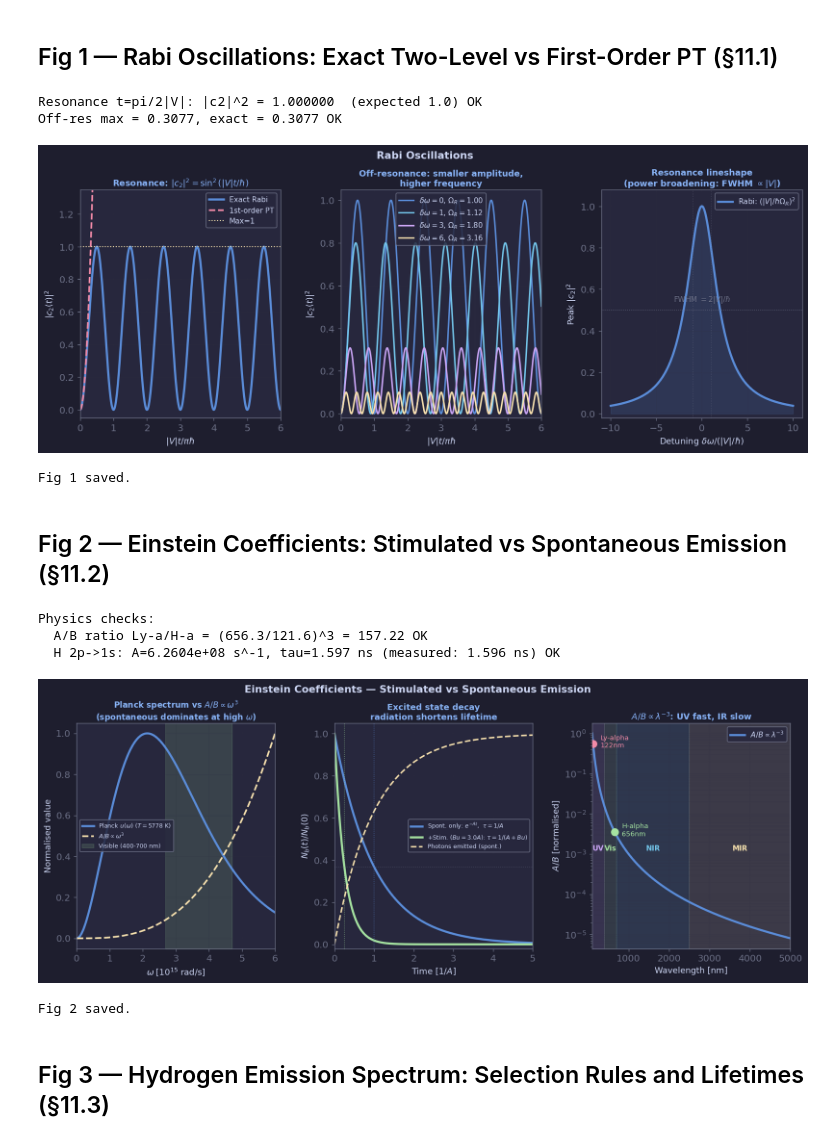
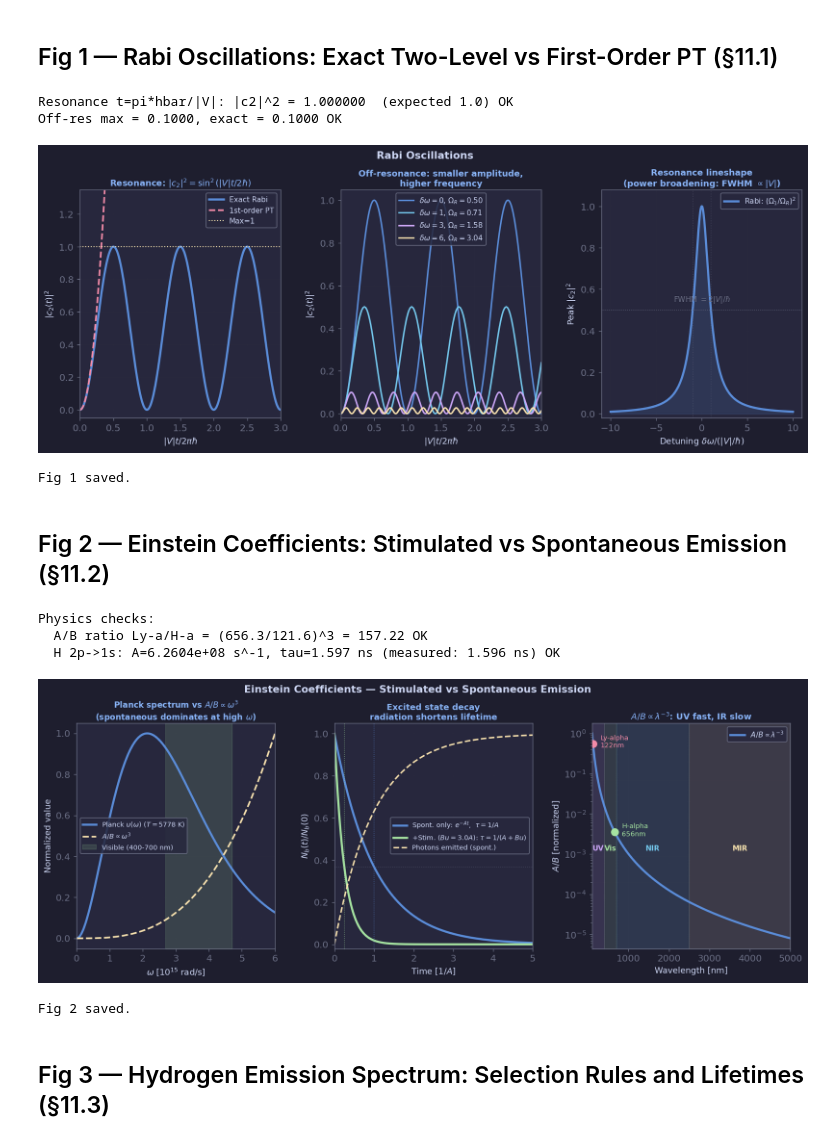
Before and after one commit to SeoulTechPSE/introduction_to_quantum_mechanics, a Jupyter notebook: qm_ch11_figures.ipynb, the cells around one changed output. Drawn from its saved outputs; the diff is of its cells as text; code cells hidden in the pictures.

```diff
--- a/qm_ch11_figures.ipynb
+++ b/qm_ch11_figures.ipynb
@@ -43,13 +65,16 @@ hbar = 1.0; V = 1.0
 t = np.linspace(0, 6*np.pi, 2000)
 
 def rabi_exact(t, dw, V=1.0):
-    OR = np.sqrt((dw/2)**2 + V**2)
-    return V**2/OR**2 * np.sin(OR*t)**2
+    # Griffiths Problem 11.? convention: H' = V cos(ωt), rotating-wave approx.
+    # Ω1 = |V|/2ℏ,  Ω_R = sqrt((Δω/2)² + Ω1²),  P = (Ω1/Ω_R)² sin²(Ω_R t)
+    O1 = V/2
+    OR = np.sqrt((dw/2)**2 + O1**2)
+    return O1**2/OR**2 * np.sin(OR*t)**2
 
 # Physics checks
-t_pi2 = np.pi/(2*V)
-print(f'Resonance t=pi/2|V|: |c2|^2 = {rabi_exact(t_pi2,0.0):.6f}  (expected 1.0) OK')
-dw3=3.0; max_off = V**2/((dw3/2)**2+V**2)
+t_pi2 = np.pi/V
+print(f'Resonance t=pi*hbar/|V|: |c2|^2 = {rabi_exact(t_pi2,0.0):.6f}  (expected 1.0) OK')
+dw3=3.0; max_off = (V/2)**2/((dw3/2)**2+(V/2)**2)
 print(f'Off-res max = {rabi_exact(t,dw3).max():.4f}, exact = {max_off:.4f} OK')
 
 fig, axes = plt.subplots(1, 3, figsize=(13, 4.8),
@@ -57,54 +82,54 @@ fig, axes = plt.subplots(1, 3, figsize=(13, 4.8),
 fig.suptitle('Rabi Oscillations', color=FG, fontsize=12, fontweight='bold', y=1.01)
 
 ax = axes[0]
-tau = t*V/np.pi
+tau = t*V/(2*np.pi)
 P2_res = rabi_exact(t, 0.0)
-P2_1st = (V*t/hbar)**2
+P2_1st = (V*t/(2*hbar))**2
 ax.plot(tau, P2_res, color=BLUE, lw=2.5, label='Exact Rabi')
 mask_v = P2_1st < 1.5
 ax.plot(tau[mask_v], P2_1st[mask_v], color=RED, lw=2.0, ls='--', label='1st-order PT')
 ax.axhline(1.0, color=AMBER, lw=1.2, ls=':', label='Max=1')
-ax.set_xlabel(r'$|V|t/\pi\hbar$'); ax.set_ylabel(r'$|c_2(t)|^2$')
-ax.set_title(r'Resonance: $|c_2|^2=\sin^2(|V|t/\hbar)$', color=SKY, fontsize=10, pad=4)
+ax.set_xlabel(r'$|V|t/2\pi\hbar$'); ax.set_ylabel(r'$|c_2(t)|^2$')
+ax.set_title(r'Resonance: $|c_2|^2=\sin^2(|V|t/2\hbar)$', color=SKY, fontsize=10, pad=4)
 ax.legend(fontsize=8.5, framealpha=0.85)
 ax.grid(True, alpha=0.28); ax.set_xlim(0, tau[-1]); ax.set_ylim(-0.05, 1.35)
 
 ax2 = axes[1]
 delta_omegas = [0.0, 1.0, 3.0, 6.0]
 cols_dw = [BLUE, TEAL, MAUVE, AMBER]
 for dw, col in zip(delta_omegas, cols_dw):
-    OR = np.sqrt((dw/2)**2 + V**2)
+    OR = np.sqrt((dw/2)**2 + (V/2)**2)
     ax2.plot(tau, rabi_exact(t, dw), color=col, lw=1.8,
              label=fr'$\delta\omega={dw:.0f}$, $\Omega_R={OR:.2f}$')
-ax2.set_xlabel(r'$|V|t/\pi\hbar$'); ax2.set_ylabel(r'$|c_2(t)|^2$')
+ax2.set_xlabel(r'$|V|t/2\pi\hbar$'); ax2.set_ylabel(r'$|c_2(t)|^2$')
 ax2.set_title('Off-resonance: smaller amplitude,\nhigher frequency',
               color=SKY, fontsize=10, pad=4)
 ax2.legend(fontsize=8.5, framealpha=0.85)
 ax2.grid(True, alpha=0.28); ax2.set_xlim(0, tau[-1]); ax2.set_ylim(-0.02, 1.05)
 
 ax3 = axes[2]
 dw_arr = np.linspace(-10, 10, 600)
-P_max = V**2/((dw_arr/2)**2 + V**2)
-ax3.plot(dw_arr/V, P_max, color=BLUE, lw=2.5, label=r'Rabi: $(|V|/\hbar\Omega_R)^2$')
+P_max = (V/2)**2/((dw_arr/2)**2 + (V/2)**2)
+ax3.plot(dw_arr/V, P_max, color=BLUE, lw=2.5, label=r'Rabi: $(\Omega_1/\Omega_R)^2$')
 ax3.axhline(0.5, color=MUTED, lw=0.8, ls=':', alpha=0.7)
 ax3.axvline(-1, color=MUTED, lw=0.7, ls=':', alpha=0.5)
 ax3.axvline( 1, color=MUTED, lw=0.7, ls=':', alpha=0.5)
 ax3.fill_between(dw_arr/V, P_max, alpha=0.15, color=BLUE)
 ax3.text(0, 0.54, r'FWHM $= 2|V|/\hbar$', color=MUTED, ha='center', fontsize=8.5)
 ax3.set_xlabel(r'Detuning $\delta\omega/(|V|/\hbar)$', labelpad=4)
 ax3.set_ylabel(r'Peak $|c_2|^2$')
 ax3.set_title('Resonance lineshape\n'r'(power broadening: FWHM $\propto |V|$)',
               color=SKY, fontsize=10, pad=4)
 ax3.legend(fontsize=8.5, framealpha=0.85)
 ax3.grid(True, alpha=0.28); ax3.set_ylim(-0.02, 1.08)
 
 fig.subplots_adjust(top=0.88)
 plt.savefig('ch11_fig1_rabi.png', **SAVEKW)
 plt.show(); print('Fig 1 saved.')
 # %% [output]
-Resonance t=pi/2|V|: |c2|^2 = 1.000000  (expected 1.0) OK
-Off-res max = 0.3077, exact = 0.3077 OK
+Resonance t=pi*hbar/|V|: |c2|^2 = 1.000000  (expected 1.0) OK
+Off-res max = 0.1000, exact = 0.1000 OK
-[figure, old version]
+[figure, new version]
 Fig 1 saved.
 # %% [markdown]
 ## Fig 2 — Einstein Coefficients: Stimulated vs Spontaneous Emission (§11.2)
@@ -131,7 +156,7 @@ ax.plot(omega/1e15, AB_ratio/AB_ratio.max(), color=AMBER, lw=2.0, ls='--',
 ov_lo=2*np.pi*c/700e-9; ov_hi=2*np.pi*c/400e-9
 ax.axvspan(ov_lo/1e15, ov_hi/1e15, alpha=0.15, color=GREEN, label='Visible (400-700 nm)')
 ax.set_xlabel(r'$\omega\;[10^{15}$ rad/s$]$', labelpad=4)
-ax.set_ylabel('Normalised value')
+ax.set_ylabel('Normalized value')
 ax.set_title(r'Planck spectrum vs $A/B\propto\omega^3$' + '\n'
              r'(spontaneous dominates at high $\omega$)',
              color=SKY, fontsize=9.5, pad=4)
@@ -171,7 +196,7 @@ for lam,lbl,col,xoff in [(121.6,'Ly-alpha\n122nm',RED,180),(656.3,'H-alpha\n656n
     ax3.scatter([lam],[ab],color=col,s=70,zorder=5)
     ax3.text(lam+xoff, ab*1.1, lbl, color=col, fontsize=8, va='center')
 ax3.set_xlabel('Wavelength [nm]', labelpad=4)
-ax3.set_ylabel(r'$A/B$ [normalised]')
+ax3.set_ylabel(r'$A/B$ [normalized]')
 ax3.set_title(r'$A/B\propto\lambda^{-3}$: UV fast, IR slow',
               color=SKY, fontsize=10, pad=4)
 ax3.legend(fontsize=8.5, framealpha=0.85)
@@ -194,7 +219,7 @@ plt.show(); print('Fig 2 saved.')
 Physics checks:
   A/B ratio Ly-a/H-a = (656.3/121.6)^3 = 157.22 OK
   H 2p->1s: A=6.2604e+08 s^-1, tau=1.597 ns (measured: 1.596 ns) OK
-[figure, old version]
+[figure, new version]
 Fig 2 saved.
 # %% [markdown]
 ## Fig 3 — Hydrogen Emission Spectrum: Selection Rules and Lifetimes (§11.3)
```
Also changed, not shown: parts of 5 cells of this notebook, 11 other files.
